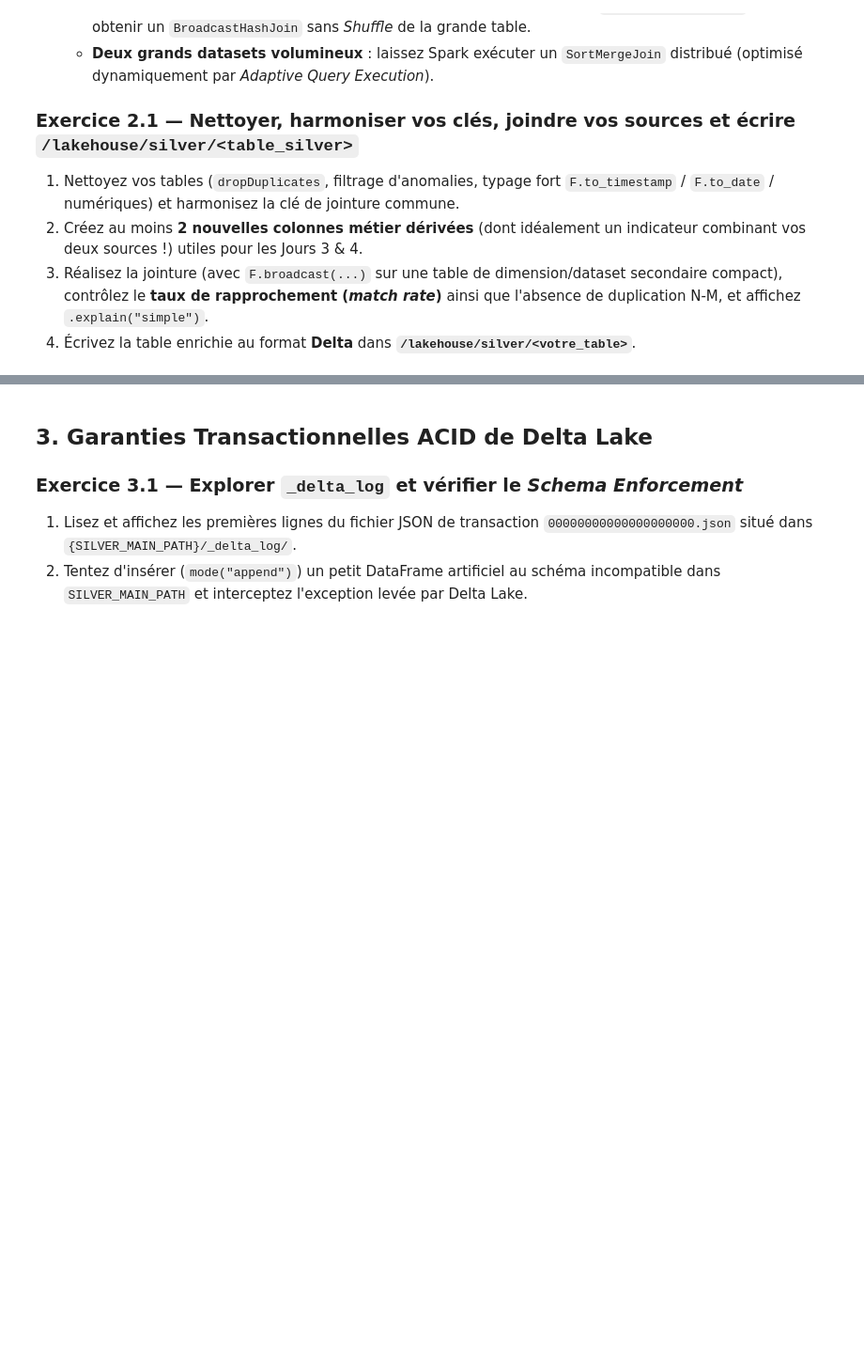
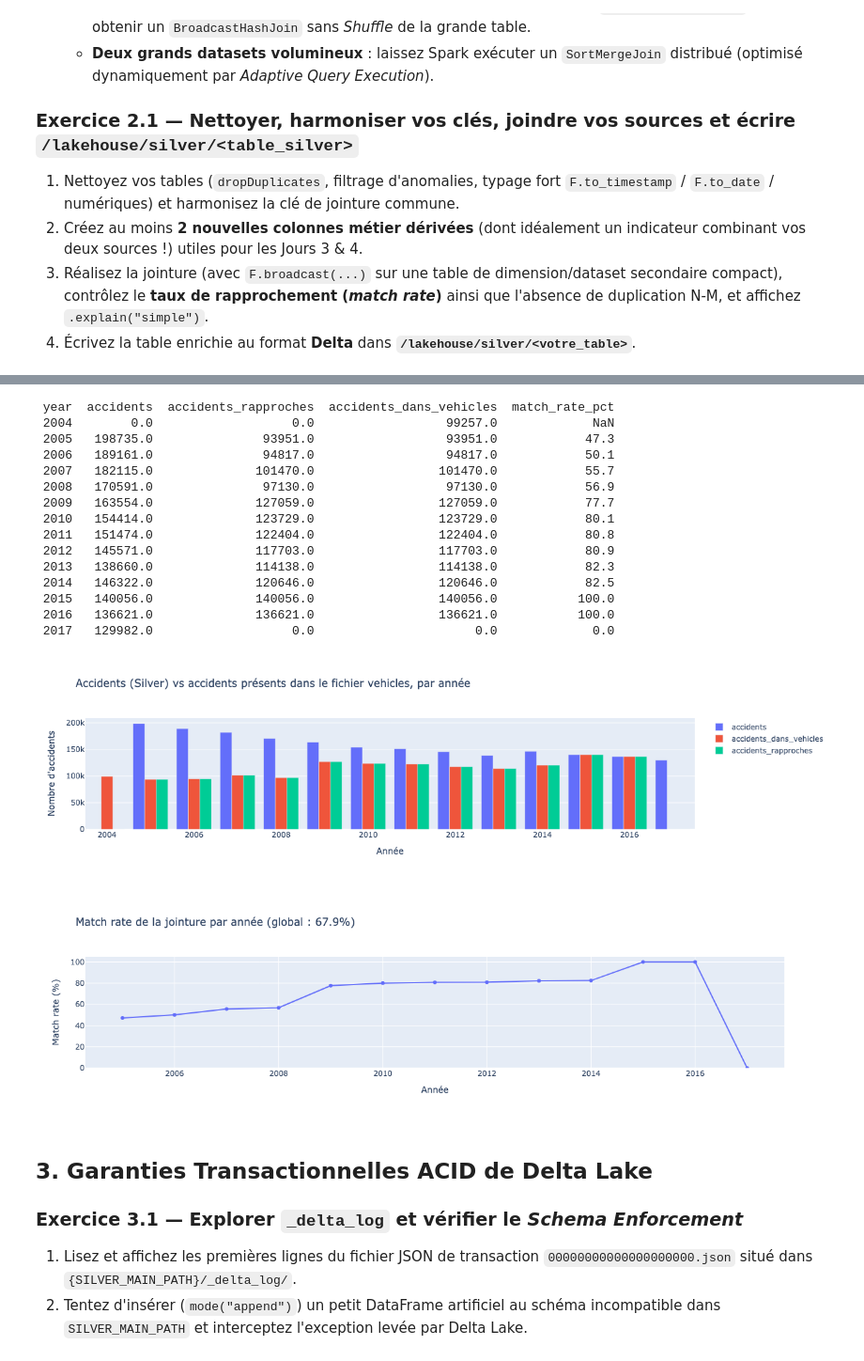
Before and after one commit to akram-dinobot/akram-amokrane-hadoop-kaggle, a Jupyter notebook: notebooks/J2_Spark_Delta_Silver.ipynb, the cells around one changed output, grey strips where cells are left out. Shown at 94% size. Cells and saved outputs as stored; diff of their text form; code cells hidden in the pictures; blank space fills up the shorter version.

```diff
--- a/notebooks/J2_Spark_Delta_Silver.ipynb
+++ b/notebooks/J2_Spark_Delta_Silver.ipynb
@@ -223,6 +266,67 @@ AdaptiveSparkPlan isFinalPlan=false
                      +- Filter isnotnull(upper(trim(CASE WHEN (accident_index#37 = Data missing or out of range) THEN null ELSE accident_index#37 END, None)))
                         +- FileScan parquet [accident_index#37,age_band_of_driver#38,age_of_vehicle#39] Batched: true, DataFilters: [isnotnull(upper(trim(CASE WHEN (accident_index#37 = Data missing or ...
 Table Silver écrite dans /lakehouse/silver/accidents_enriched : 2,047,256 lignes
+# %%
+# Graphique 3 — Match rate par année : pourquoi seulement ~68 % des accidents trouvent leurs véhicules ?
+import plotly.express as px
+
+# a) Côté accidents (Silver) : accidents et accidents rapprochés par année
+pdf_acc_year = (spark.read.format("delta").load(SILVER_MAIN_PATH)
+                .groupBy("year")
+                .agg(F.count("*").alias("accidents"),
+                     F.sum(F.col("nb_vehicules_enregistres").isNotNull().cast("int")).alias("accidents_rapproches"))
+                .toPandas())
+
+# b) Côté vehicles (Bronze) : nombre d'accidents distincts présents dans le fichier vehicles, par année
+pdf_veh_year = (bronze_dfs["secondary"]
+                .withColumn("year", F.col("year").try_cast("int"))
+                .groupBy("year")
+                .agg(F.countDistinct(JOIN_KEY).alias("accidents_dans_vehicles"))
+                .toPandas())
+
+pdf_year = (pdf_acc_year.merge(pdf_veh_year, on="year", how="outer")
+            .fillna(0).sort_values("year"))
+pdf_year["year"] = pdf_year["year"].astype(int)
+pdf_year["match_rate_pct"] = (pdf_year["accidents_rapproches"] / pdf_year["accidents"].where(pdf_year["accidents"] > 0) * 100).round(1)
+print(pdf_year.to_string(index=False))
+
+# Comparaison des volumes par année
+fig = px.bar(
+    pdf_year.melt(id_vars="year",
+                  value_vars=["accidents", "accidents_dans_vehicles", "accidents_rapproches"],
+                  var_name="série", value_name="nombre"),
+    x="year", y="nombre", color="série", barmode="group",
+    labels={"year": "Année", "nombre": "Nombre d'accidents", "série": ""},
+    title="Accidents (Silver) vs accidents présents dans le fichier vehicles, par année",
+)
+fig.show()
+
+# Match rate par année
+fig = px.line(
+    pdf_year.dropna(subset=["match_rate_pct"]), x="year", y="match_rate_pct", markers=True,
+    labels={"year": "Année", "match_rate_pct": "Match rate (%)"},
+    title=f"Match rate de la jointure par année (global : {matched / count_before_join:.1%})",
+)
+fig.update_yaxes(range=[0, 105])
+fig.show()
+# %% [output]
+ year  accidents  accidents_rapproches  accidents_dans_vehicles  match_rate_pct
+ 2004        0.0                   0.0                  99257.0             NaN
+ 2005   198735.0               93951.0                  93951.0            47.3
+ 2006   189161.0               94817.0                  94817.0            50.1
+ 2007   182115.0              101470.0                 101470.0            55.7
+ 2008   170591.0               97130.0                  97130.0            56.9
+ 2009   163554.0              127059.0                 127059.0            77.7
+ 2010   154414.0              123729.0                 123729.0            80.1
+ 2011   151474.0              122404.0                 122404.0            80.8
+ 2012   145571.0              117703.0                 117703.0            80.9
+ 2013   138660.0              114138.0                 114138.0            82.3
+ 2014   146322.0              120646.0                 120646.0            82.5
+ 2015   140056.0              140056.0                 140056.0           100.0
+ 2016   136621.0              136621.0                 136621.0           100.0
+ 2017   129982.0                   0.0                      0.0             0.0
+[figure, added]
+[figure, added]
 # %% [markdown]
 ## 3. Garanties Transactionnelles ACID de Delta Lake
 
```
Also changed, not shown: parts of 7 cells of this notebook.
